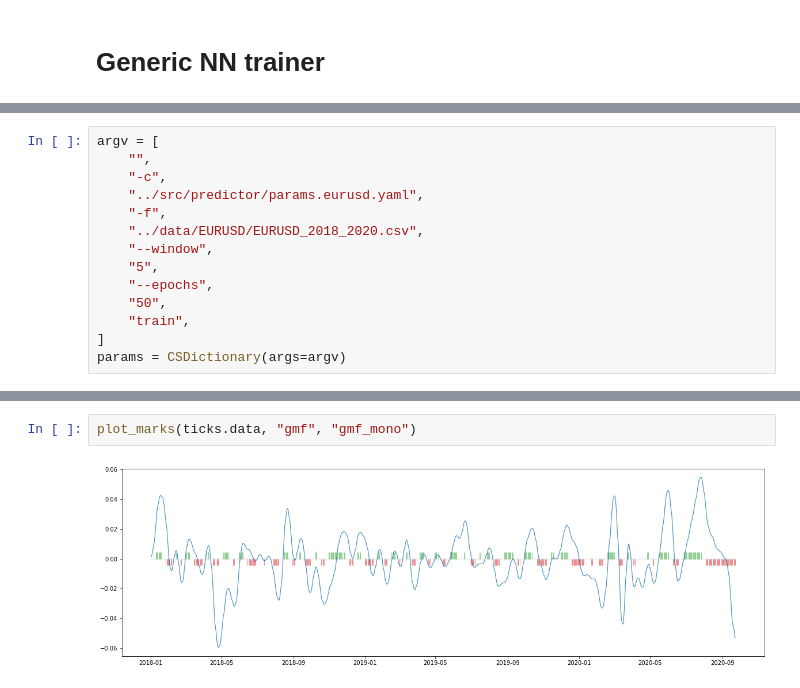
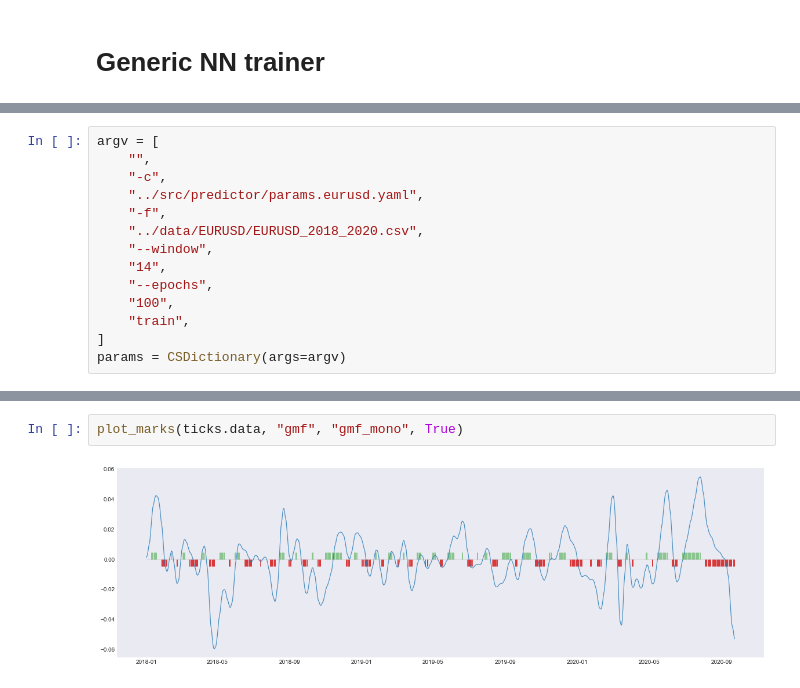
Before and after one commit to renero/trader, a Jupyter notebook: resources/generic nn trainer.ipynb, the cells around one changed output, grey strips where cells are left out. Saved outputs shown, nothing was run; the diff lists cells and outputs as text.

```diff
--- a/resources/generic nn trainer.ipynb
+++ b/resources/generic nn trainer.ipynb
@@ -44,9 +29,9 @@ argv = [
     "-f",
     "../data/EURUSD/EURUSD_2018_2020.csv",
     "--window",
-    "5",
+    "14",
     "--epochs",
-    "50",
+    "100",
     "train",
 ]
 params = CSDictionary(args=argv)
@@ -72,6 +57,6 @@ RANDOM SEEDS RESET
 # %%
-plot_marks(ticks.data, "gmf", "gmf_mono")
+plot_marks(ticks.data, "gmf", "gmf_mono", True)
 # %% [output]
-[figure, old version]
+[figure, new version]
 # %%
 def read_ticks():
```
Also changed, not shown: parts of 8 cells of this notebook, 9 other files.
